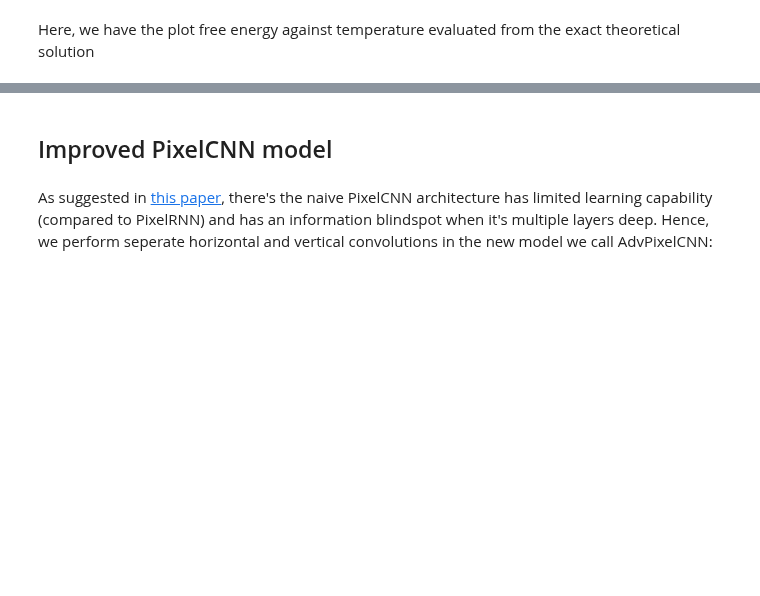
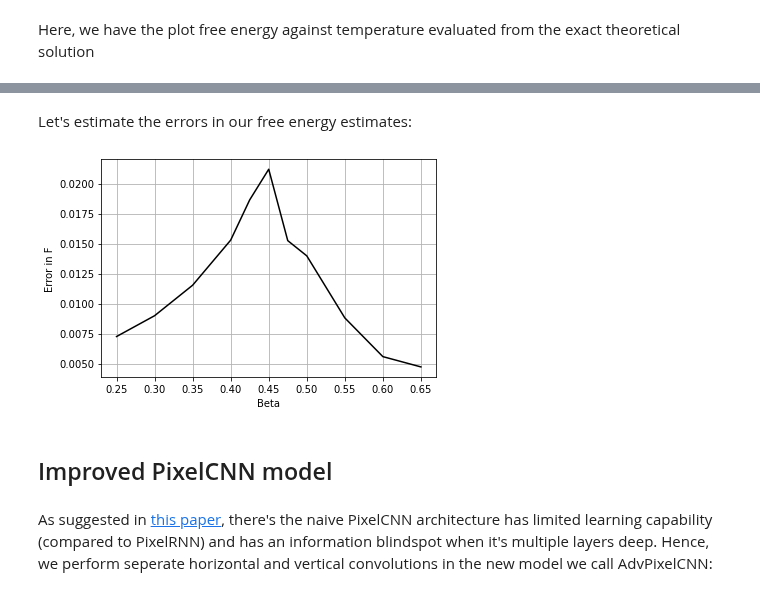
Before and after one commit to dinesh110598/ising-autoregressive, a Jupyter notebook: main.ipynb, the cells around one changed output, grey strips where cells are left out. Drawn from its saved outputs; the diff is of its cells as text; code cells hidden in the pictures; blank space fills up the shorter version.

```diff
--- a/main.ipynb
+++ b/main.ipynb
@@ -25,5 +25,5 @@ We're going to use the PixelCNN architecture which uses a masked convolutional n
 # %%
-model = library.PCNN(L=24, net_depth=1, net_width=32, kernel_size=5)#See library.py for more details
+model = library.PixelCNN(L=48, net_depth=2, net_width=32, kernel_size=5)#See library.py for more details
 ising.J = -1. #Fixes the coupling constant in Ising model
 trainer = train.Trainer(model, batch_size=50)
 # %% [markdown]
@@ -151,3 +135,19 @@ array([0.11111111, 0.02083333, 0.03125   , 0.04166667, 0.02777778,
+# %% [markdown]
+Let's estimate the errors in our free energy estimates:
+# %%
+betas = np.asarray(betas)
+integral = integrator(betas)
+F = -np.reciprocal(betas)*(math.log(2)/2 + integral*(1./(2*math.pi)))
+free_energy_arr = np.asarray(free_energy)
+error = (free_energy_arr-F)
+
+plt.plot(betas, error, color='black')
+plt.xlabel('Beta')
+plt.ylabel('Error in F')
+plt.grid()
+plt.show()
+# %% [output]
+[figure, added]
 # %% [markdown]
 ## Improved PixelCNN model
 # %%
```
Also changed, not shown: parts of 16 cells of this notebook, 22 other files.
